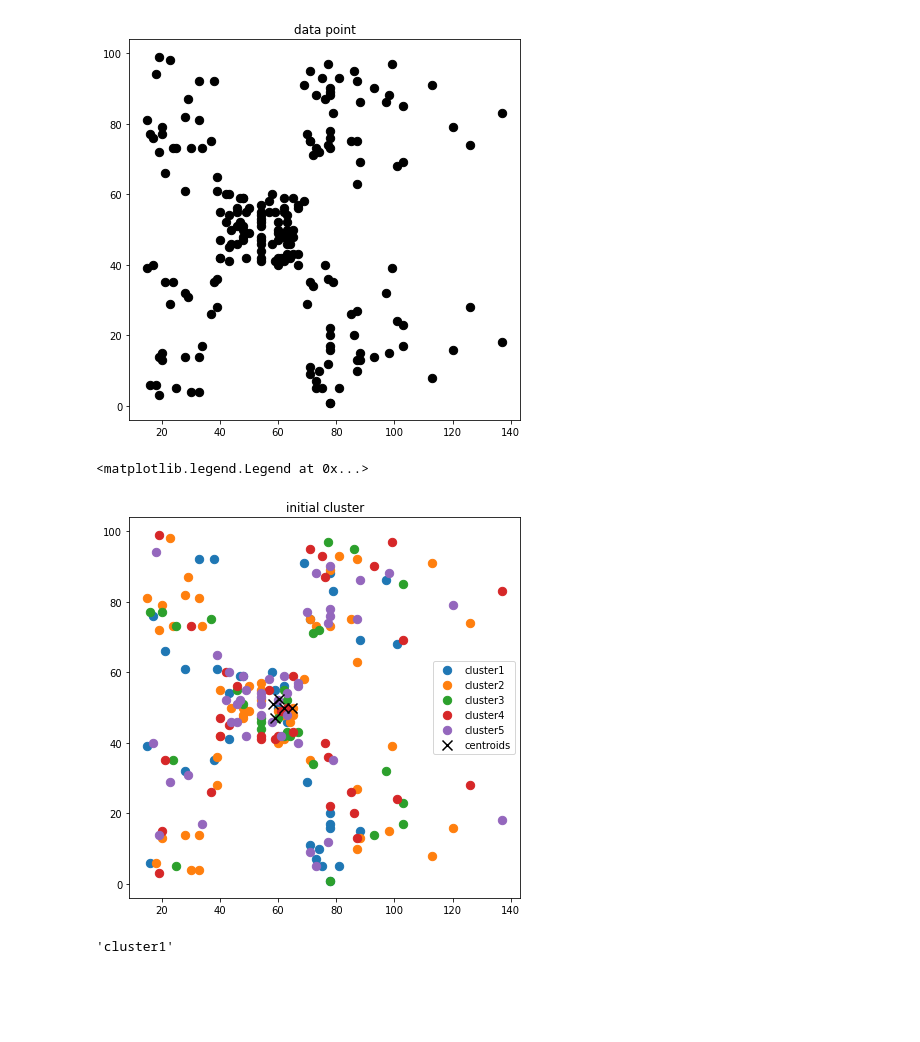
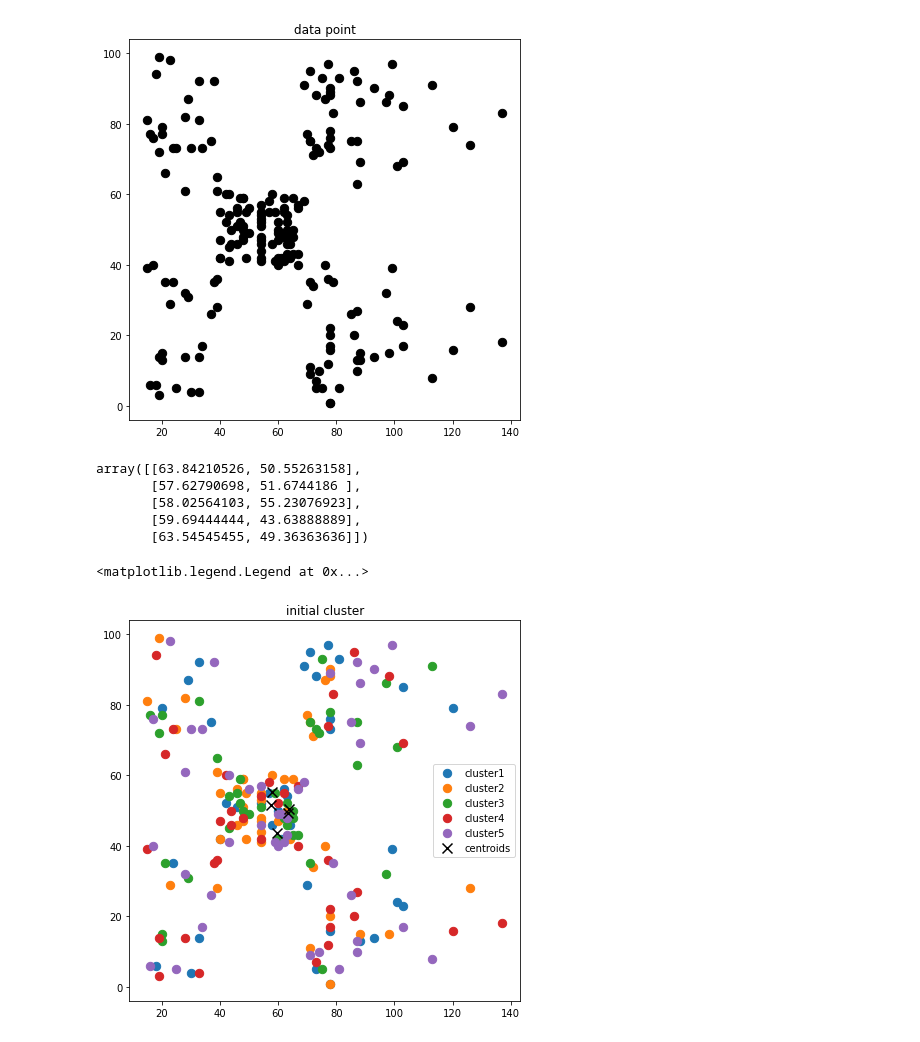
Before and after one commit to nh7881/machine_learning_project_class, a Jupyter notebook: exercise_07/assignment_07.ipynb, the cells around one changed output. Cells and saved outputs as stored; diff of their text form; code cells hidden in the pictures; blank space fills up the shorter version.

```diff
--- a/exercise_07/assignment_07.ipynb
+++ b/exercise_07/assignment_07.ipynb
@@ -35,11 +35,11 @@ def compute_distance(a, b):
 
     return dist
 # %%
-def compute_centroid(Z):
-
-    center = np.mean(Z, axis=0)
-
-    return center
+def compute_centroid(Z, cluster_num):
+    centroids = []
+    for cluster in range(cluster_num) :
+        centroids.append(np.mean(Z[Z[:,2]==cluster][:,:2], axis=0))
+    return np.array(centroids)
 # %%
 def compute_label(z, M):
     dists = []
@@ -62,12 +51,0 @@ def compute_loss(clusters, centroids) :
-# %%
-# init clusters
-cluster_num = 5
-centroids = [None for _ in range(cluster_num)]
-clusters = [[] for _ in range(cluster_num)]
-for point in data :
-    rand_num = np.random.randint(cluster_num)
-    clusters[rand_num].append(point)
-for idx, cluster in enumerate(clusters) :
-    clusters[idx] = np.array(cluster)
-    centroids[idx] = compute_centroid(cluster)
-centroids = np.array(centroids)
@@ -74,16 +60,29 @@ centroids = np.array(centroids)
+# %%
+# init clusters
+n = len(data)
+clusters = np.append(data,np.ones(n)[:,None], axis=1)
+cluster_num = 5
+for idx in range(n) :
+    rand_num = np.random.randint(cluster_num)
+    clusters[idx][2] = rand_num
+centroids = compute_centroid(clusters, cluster_num)
+centroids
+# %% [output]
+array([[63.84210526, 50.55263158],
+       [57.62790698, 51.6744186 ],
+       [58.02564103, 55.23076923],
+       [59.69444444, 43.63888889],
+       [63.54545455, 49.36363636]])
 # %%
 plt.figure(figsize=(7,7))
 plt.title('initial cluster')
 legends = ['cluster{}'.format(idx+1) for idx in range(cluster_num)]
 legends.append('centroids')
 for idx in range(cluster_num) :
-    plt.scatter(clusters[idx][:,0],clusters[idx][:,1], s=70)
+    cluster = clusters[clusters[:,2]==idx]
+    plt.scatter(cluster[:,0],cluster[:,1], s=70)
 plt.scatter(centroids[:,0], centroids[:,1], marker='x', c='black', s=100)
 plt.legend(legends)
 # %% [output]
 <matplotlib.legend.Legend at 0x...>
-[figure, old version]
+[figure, new version]
-# %%
-'cluster{}'.format(1)
-# %% [output]
-'cluster1'
```
Also changed, not shown: parts of 6 cells of this notebook.
